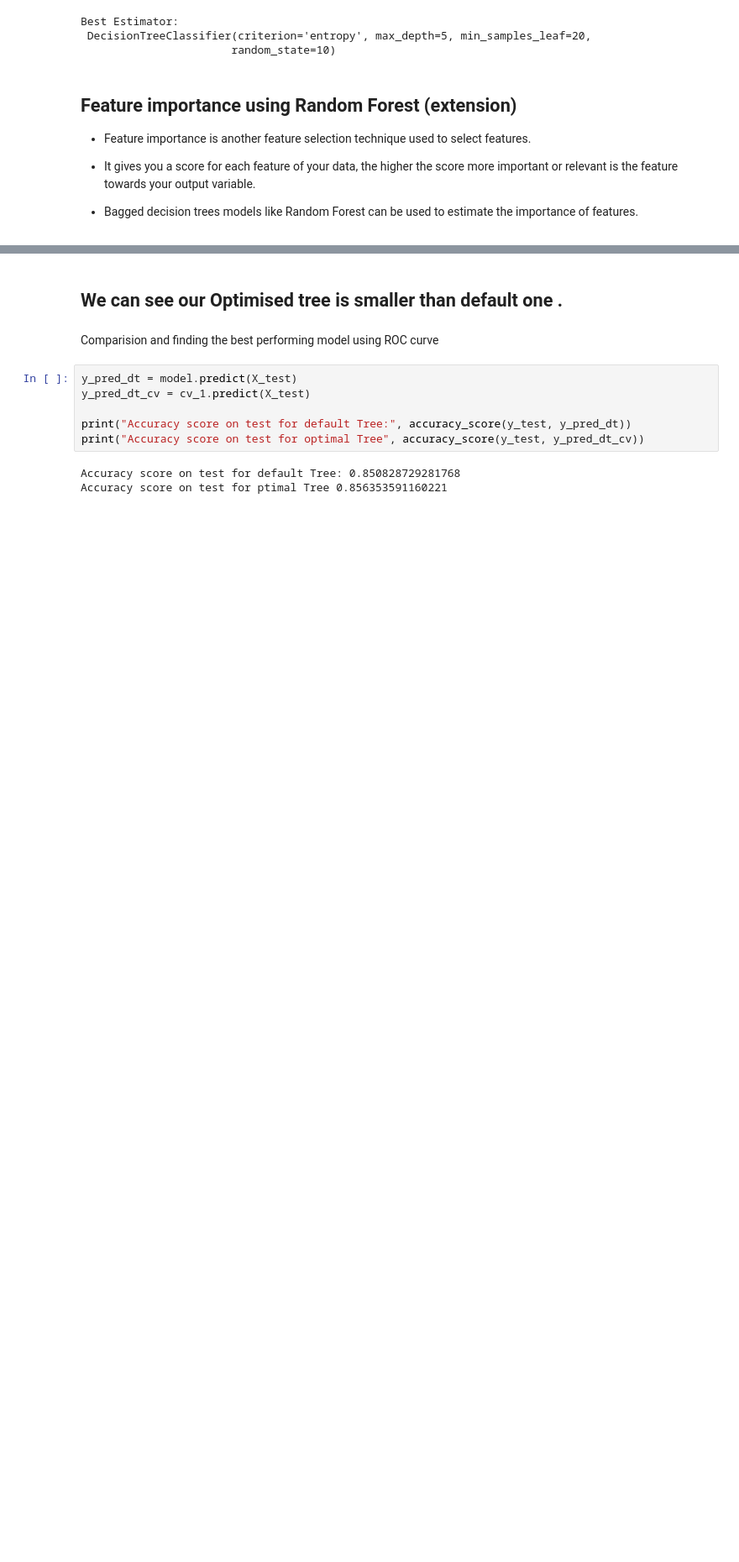
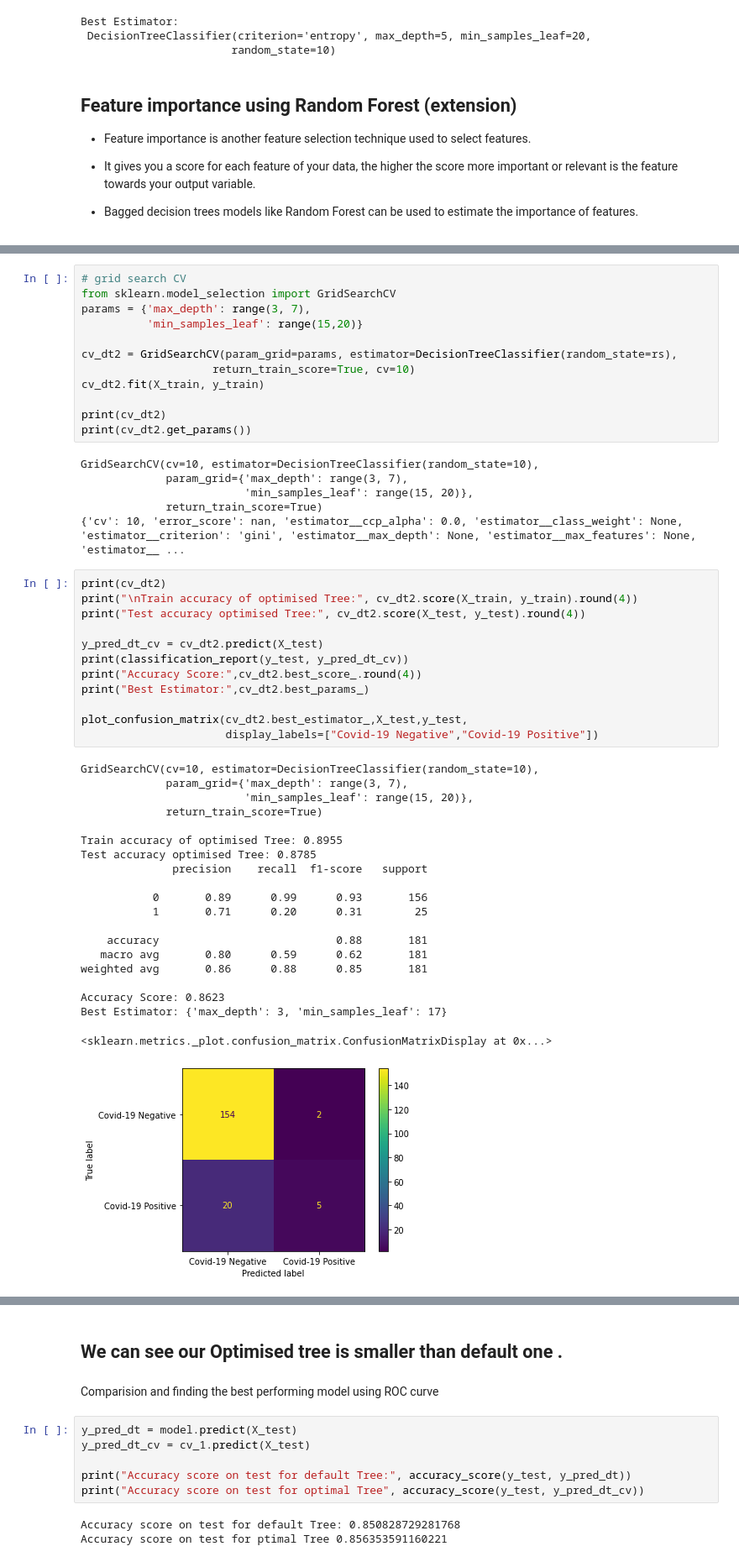
Before and after one commit to dnewton090/covid19-diagnostics, a Jupyter notebook: BrazilDecisionTree.ipynb, the cells around one changed output, grey strips where cells are left out. Shown at 84% size. Cells and saved outputs as stored; diff of their text form; blank space fills up the shorter version.

```diff
--- a/BrazilDecisionTree.ipynb
+++ b/BrazilDecisionTree.ipynb
@@ -515,0 +574,51 @@ plt.show()
+# %%
+# grid search CV
+from sklearn.model_selection import GridSearchCV
+params = {'max_depth': range(3, 7),
+          'min_samples_leaf': range(15,20)}
+
+cv_dt2 = GridSearchCV(param_grid=params, estimator=DecisionTreeClassifier(random_state=rs),
+                    return_train_score=True, cv=10)
+cv_dt2.fit(X_train, y_train)
+
+print(cv_dt2)
+print(cv_dt2.get_params())
+# %% [output]
+GridSearchCV(cv=10, estimator=DecisionTreeClassifier(random_state=10),
+             param_grid={'max_depth': range(3, 7),
+                         'min_samples_leaf': range(15, 20)},
+             return_train_score=True)
+{'cv': 10, 'error_score': nan, 'estimator__ccp_alpha': 0.0, 'estimator__class_weight': None, 'estimator__criterion': 'gini', 'estimator__max_depth': None, 'estimator__max_features': None, 'estimator__ ...
+# %%
+print(cv_dt2)
+print("\nTrain accuracy of optimised Tree:", cv_dt2.score(X_train, y_train).round(4))
+print("Test accuracy optimised Tree:", cv_dt2.score(X_test, y_test).round(4))
+
+y_pred_dt_cv = cv_dt2.predict(X_test)
+print(classification_report(y_test, y_pred_dt_cv))
+print("Accuracy Score:",cv_dt2.best_score_.round(4))
+print("Best Estimator:",cv_dt2.best_params_)
+
+plot_confusion_matrix(cv_dt2.best_estimator_,X_test,y_test,
+                      display_labels=["Covid-19 Negative","Covid-19 Positive"])
+# %% [output]
+GridSearchCV(cv=10, estimator=DecisionTreeClassifier(random_state=10),
+             param_grid={'max_depth': range(3, 7),
+                         'min_samples_leaf': range(15, 20)},
+             return_train_score=True)
+
+Train accuracy of optimised Tree: 0.8955
+Test accuracy optimised Tree: 0.8785
+              precision    recall  f1-score   support
+
+           0       0.89      0.99      0.93       156
+           1       0.71      0.20      0.31        25
+
+    accuracy                           0.88       181
+   macro avg       0.80      0.59      0.62       181
+weighted avg       0.86      0.88      0.85       181
+
+Accuracy Score: 0.8623
+Best Estimator: {'max_depth': 3, 'min_samples_leaf': 17}
+<sklearn.metrics._plot.confusion_matrix.ConfusionMatrixDisplay at 0x...>
+[figure, added]
```
Also changed, not shown: parts of 14 cells of this notebook, 1 other file.
